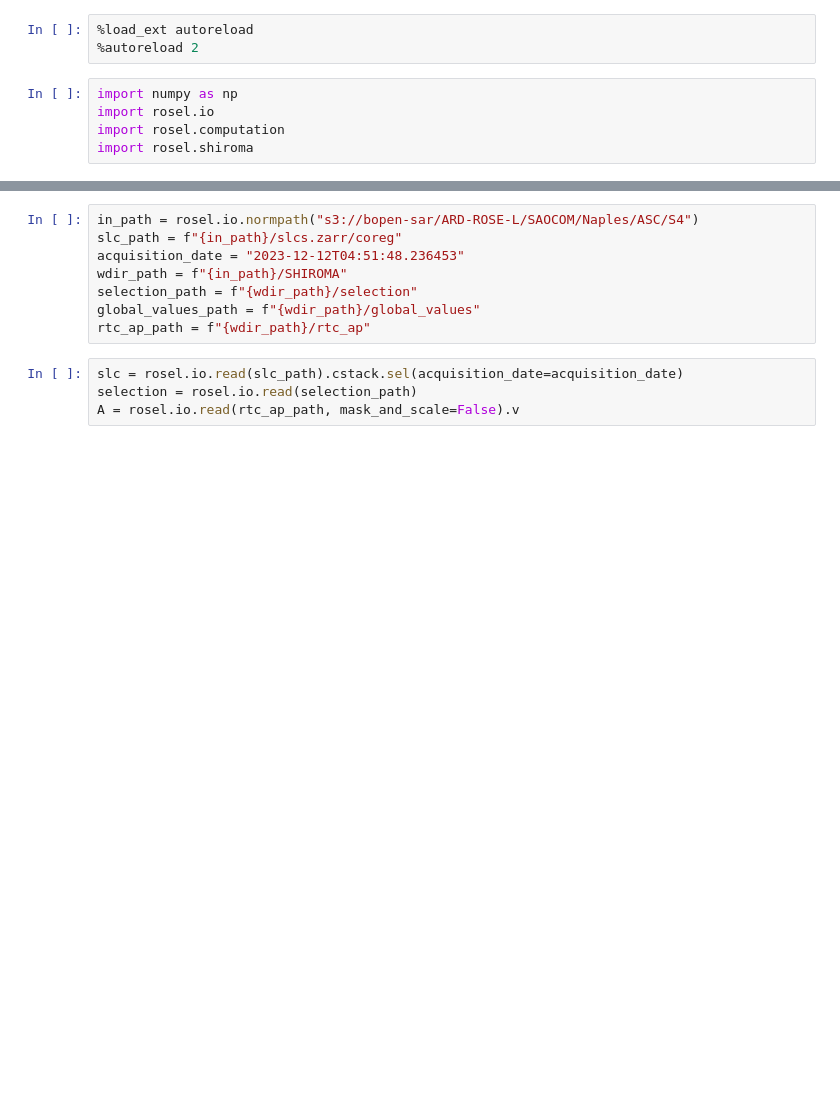
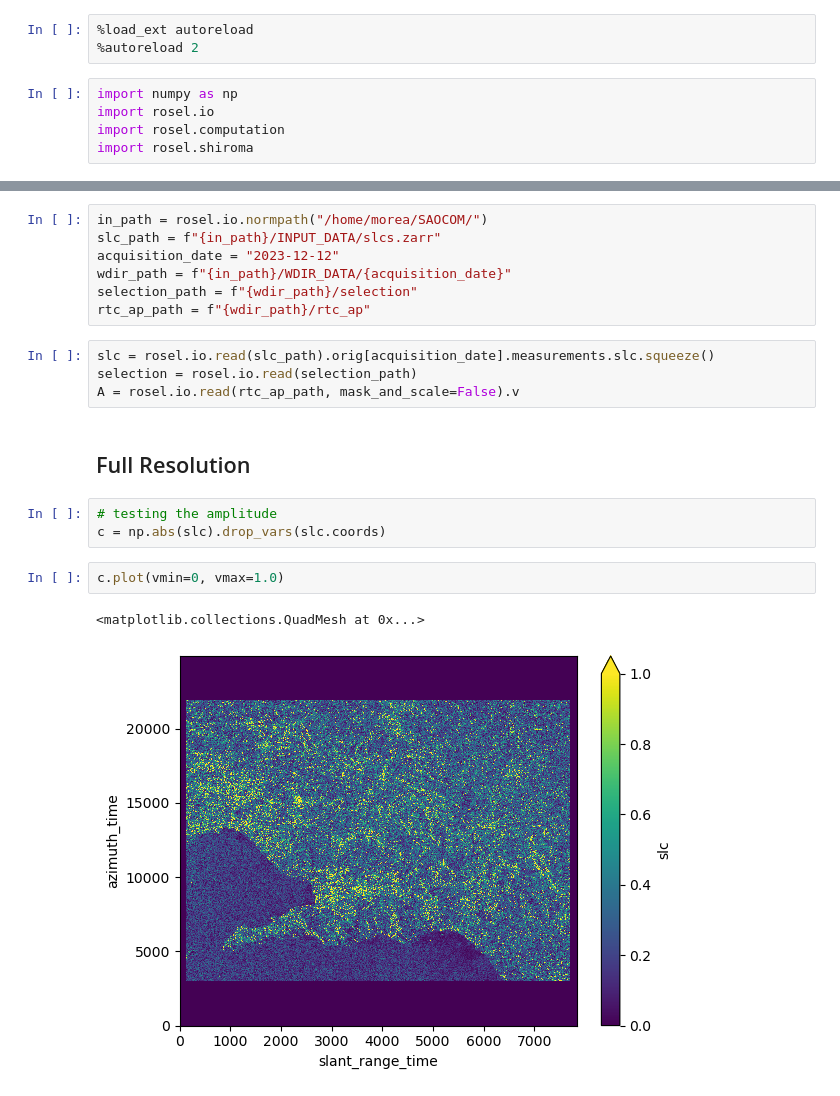
Before and after one commit to ROSE-L-ARD/cop-ard-atbd, a Jupyter notebook: notebooks/geocoding.ipynb, the cells around one changed output, grey strips where cells are left out. Drawn from its saved outputs; the diff is of its cells as text; blank space fills up the shorter version.

```diff
--- a/notebooks/geocoding.ipynb
+++ b/notebooks/geocoding.ipynb
@@ -9,13 +14,22 @@ import rosel.shiroma
 # %%
-in_path = rosel.io.normpath("s3://bopen-sar/ARD-ROSE-L/SAOCOM/Naples/ASC/S4")
-slc_path = f"{in_path}/slcs.zarr/coreg"
-acquisition_date = "2023-12-12T04:51:48.236453"
-wdir_path = f"{in_path}/SHIROMA"
+in_path = rosel.io.normpath("/home/morea/SAOCOM/")
+slc_path = f"{in_path}/INPUT_DATA/slcs.zarr"
+acquisition_date = "2023-12-12"
+wdir_path = f"{in_path}/WDIR_DATA/{acquisition_date}"
 selection_path = f"{wdir_path}/selection"
-global_values_path = f"{wdir_path}/global_values"
 rtc_ap_path = f"{wdir_path}/rtc_ap"
 # %%
-slc = rosel.io.read(slc_path).cstack.sel(acquisition_date=acquisition_date)
+slc = rosel.io.read(slc_path).orig[acquisition_date].measurements.slc.squeeze()
 selection = rosel.io.read(selection_path)
 A = rosel.io.read(rtc_ap_path, mask_and_scale=False).v
+# %% [markdown]
+## Full Resolution
+# %%
+# testing the amplitude
+c = np.abs(slc).drop_vars(slc.coords)
+# %%
+c.plot(vmin=0, vmax=1.0)
+# %% [output]
+<matplotlib.collections.QuadMesh at 0x...>
+[figure, added]
 # %%
```
Also changed, not shown: parts of 14 cells of this notebook, 3 other files.
